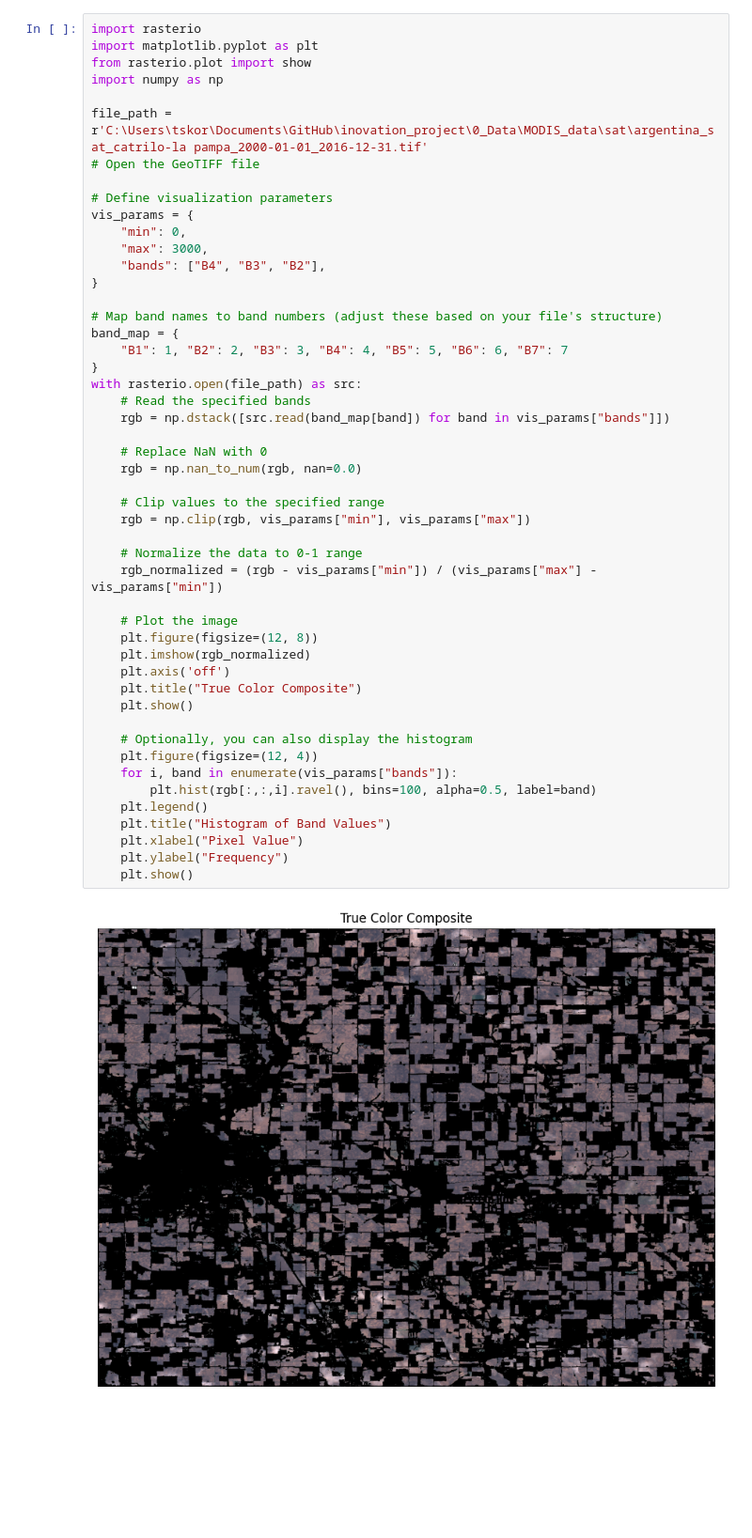
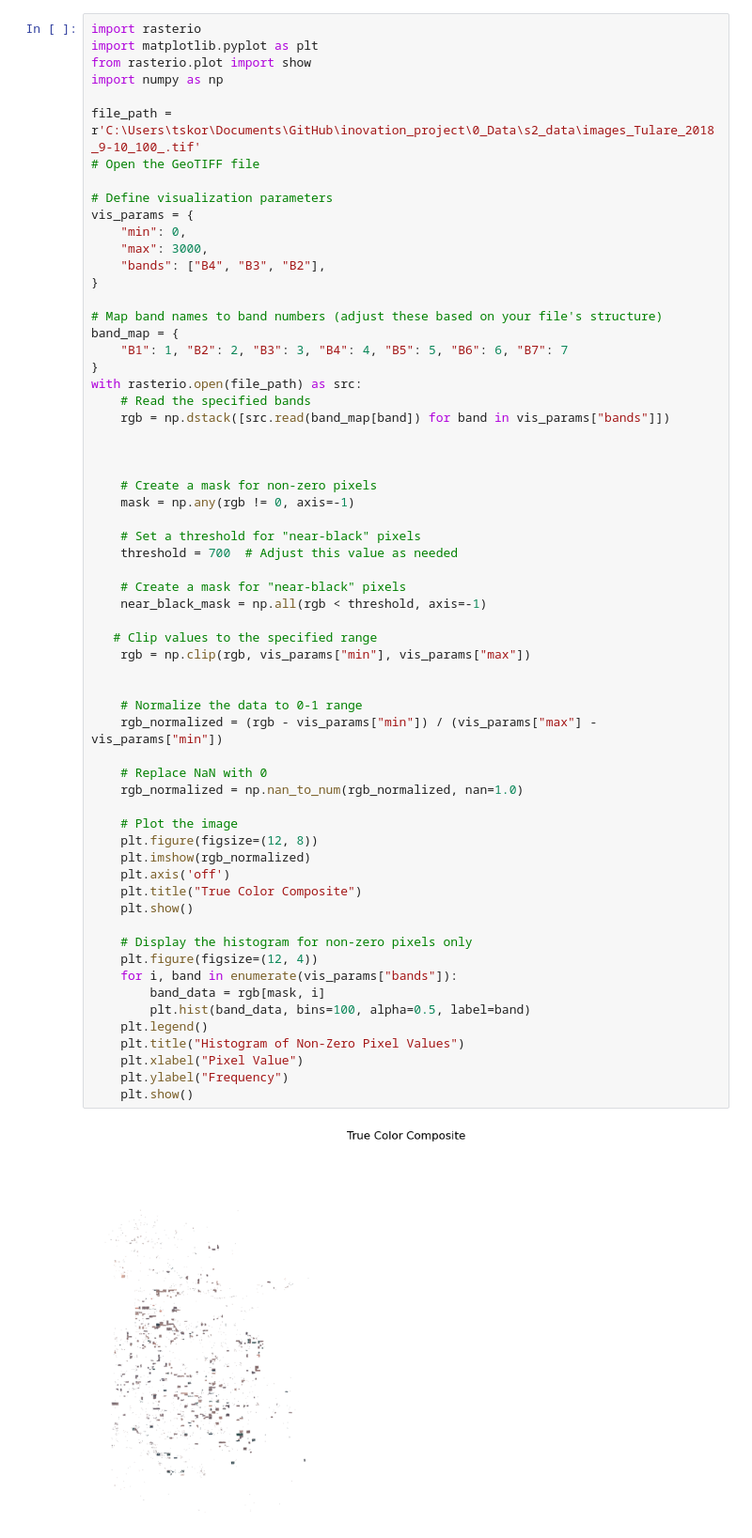
Before and after one commit to tskorkowski/crop_yield_prediction_CAS, a Jupyter notebook: 0_Data/histograms.ipynb, the cells around one changed output. Shown at 94% size. Drawn from its saved outputs; the diff is of its cells as text; blank space fills up the shorter version.

```diff
--- a/0_Data/histograms.ipynb
+++ b/0_Data/histograms.ipynb
@@ -4,7 +16,7 @@ import matplotlib.pyplot as plt
 from rasterio.plot import show
 import numpy as np
 
-file_path = r'C:\Users\tskor\Documents\GitHub\inovation_project\0_Data\MODIS_data\sat\argentina_sat_catrilo-la pampa_2000-01-01_2016-12-31.tif'
+file_path = r'C:\Users\tskor\Documents\GitHub\inovation_project\0_Data\s2_data\images_Tulare_2018_9-10_100_.tif'
 # Open the GeoTIFF file
 
 # Define visualization parameters
@@ -15,37 +27,50 @@ vis_params = {
 }
 
 # Map band names to band numbers (adjust these based on your file's structure)
 band_map = {
     "B1": 1, "B2": 2, "B3": 3, "B4": 4, "B5": 5, "B6": 6, "B7": 7
 }
 with rasterio.open(file_path) as src:
     # Read the specified bands
     rgb = np.dstack([src.read(band_map[band]) for band in vis_params["bands"]])
 
-    # Replace NaN with 0
-    rgb = np.nan_to_num(rgb, nan=0.0)
 
-    # Clip values to the specified range
+
+    # Create a mask for non-zero pixels
+    mask = np.any(rgb != 0, axis=-1)
+
+    # Set a threshold for "near-black" pixels
+    threshold = 700  # Adjust this value as needed
+
+    # Create a mask for "near-black" pixels
+    near_black_mask = np.all(rgb < threshold, axis=-1)
+
+   # Clip values to the specified range
     rgb = np.clip(rgb, vis_params["min"], vis_params["max"])
+
 
     # Normalize the data to 0-1 range
     rgb_normalized = (rgb - vis_params["min"]) / (vis_params["max"] - vis_params["min"])
+
+    # Replace NaN with 0
+    rgb_normalized = np.nan_to_num(rgb_normalized, nan=1.0)
 
     # Plot the image
     plt.figure(figsize=(12, 8))
     plt.imshow(rgb_normalized)
     plt.axis('off')
     plt.title("True Color Composite")
     plt.show()
 
-    # Optionally, you can also display the histogram
+    # Display the histogram for non-zero pixels only
     plt.figure(figsize=(12, 4))
     for i, band in enumerate(vis_params["bands"]):
-        plt.hist(rgb[:,:,i].ravel(), bins=100, alpha=0.5, label=band)
+        band_data = rgb[mask, i]
+        plt.hist(band_data, bins=100, alpha=0.5, label=band)
     plt.legend()
-    plt.title("Histogram of Band Values")
+    plt.title("Histogram of Non-Zero Pixel Values")
     plt.xlabel("Pixel Value")
     plt.ylabel("Frequency")
     plt.show()
 # %% [output]
-[figure, old version]
+[figure, new version]
```
Also changed, not shown: parts of 4 cells of this notebook, 1 other file.
